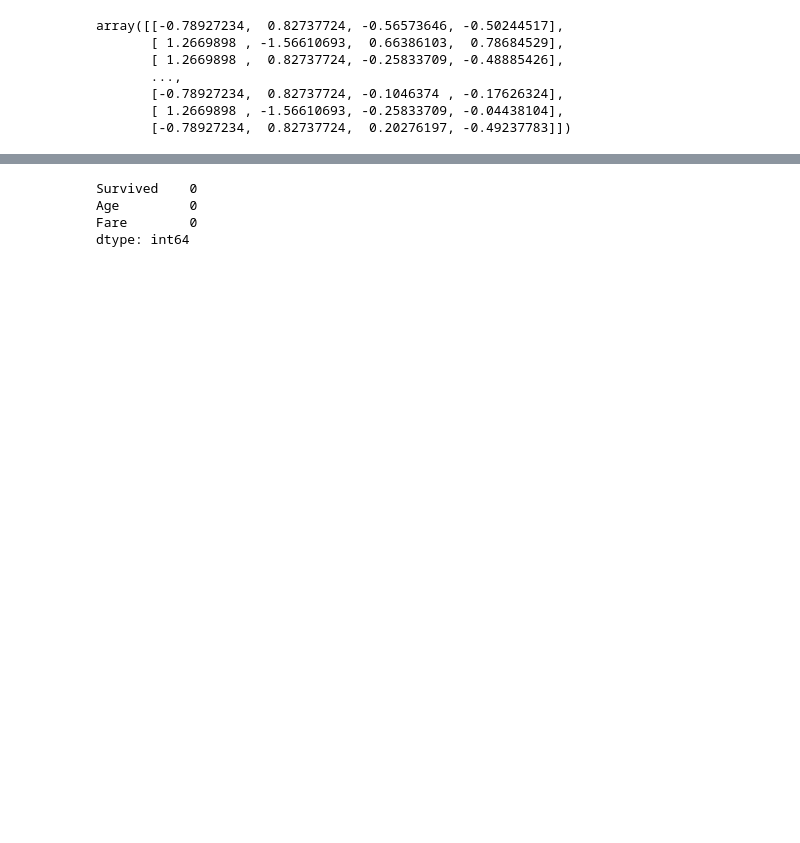
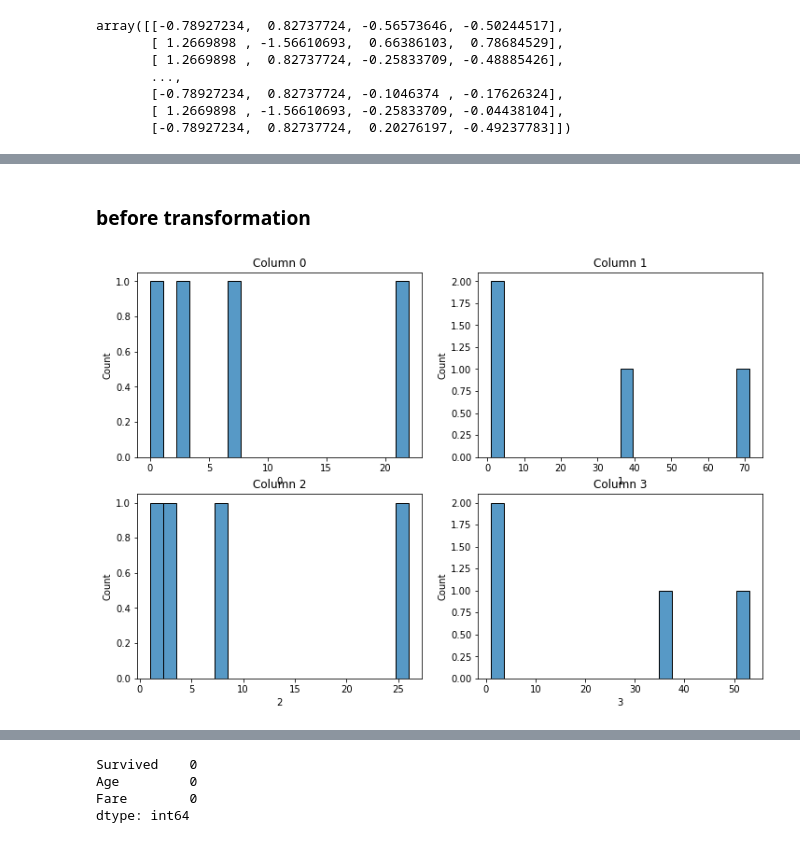
Before and after one commit to ikaushikpal/Feature-Engineering-ML, a Jupyter notebook: techniques with code/more categorical encodings and transformation methods.ipynb, the cells around one changed output, grey strips where cells are left out. Cells and saved outputs as stored; diff of their text form; code cells hidden in the pictures; blank space fills up the shorter version.

```diff
--- a/techniques with code/more categorical encodings and transformation methods.ipynb
+++ b/techniques with code/more categorical encodings and transformation methods.ipynb
@@ -393,0 +290,13 @@ df.head()
+# %% [markdown]
+### before transformation
+# %%
+plt.figure(figsize=(12, 8))
+
+for i in range(4):
+    plt.subplot(2, 2, i+1)
+    sns.histplot(df.iloc[i], bins = 20)
+    plt.title(f"Column {i}")
+
+plt.show()
+# %% [output]
+[figure, added]
```
Also changed, not shown: parts of 67 cells of this notebook, 1 other file.
